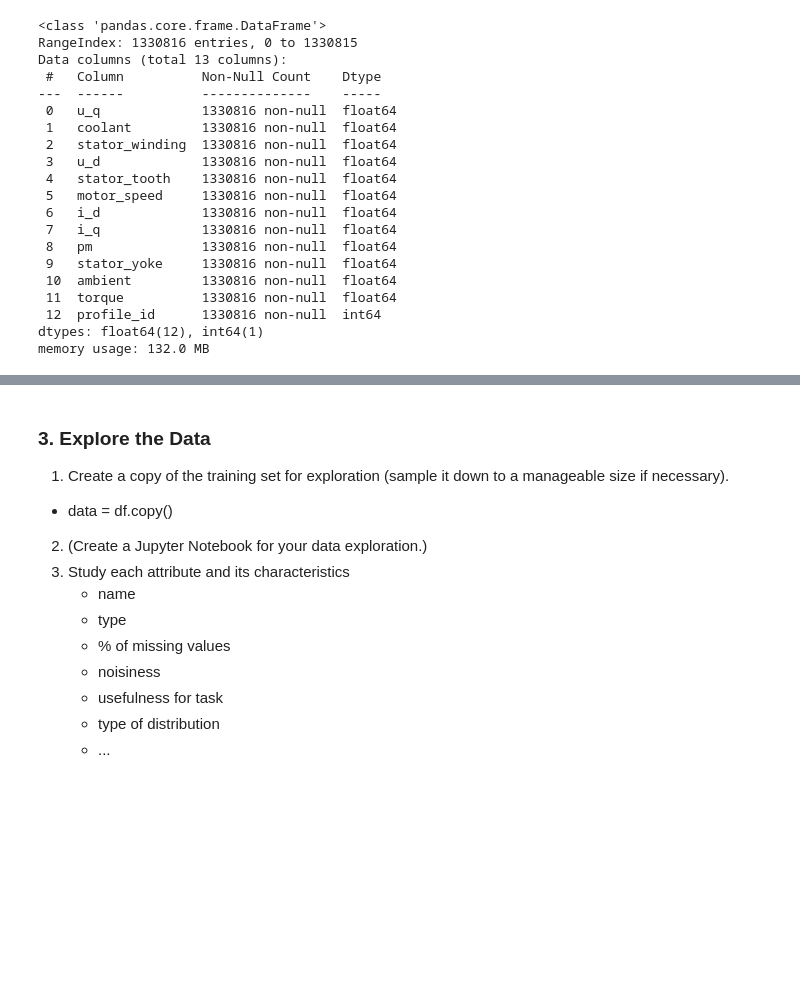
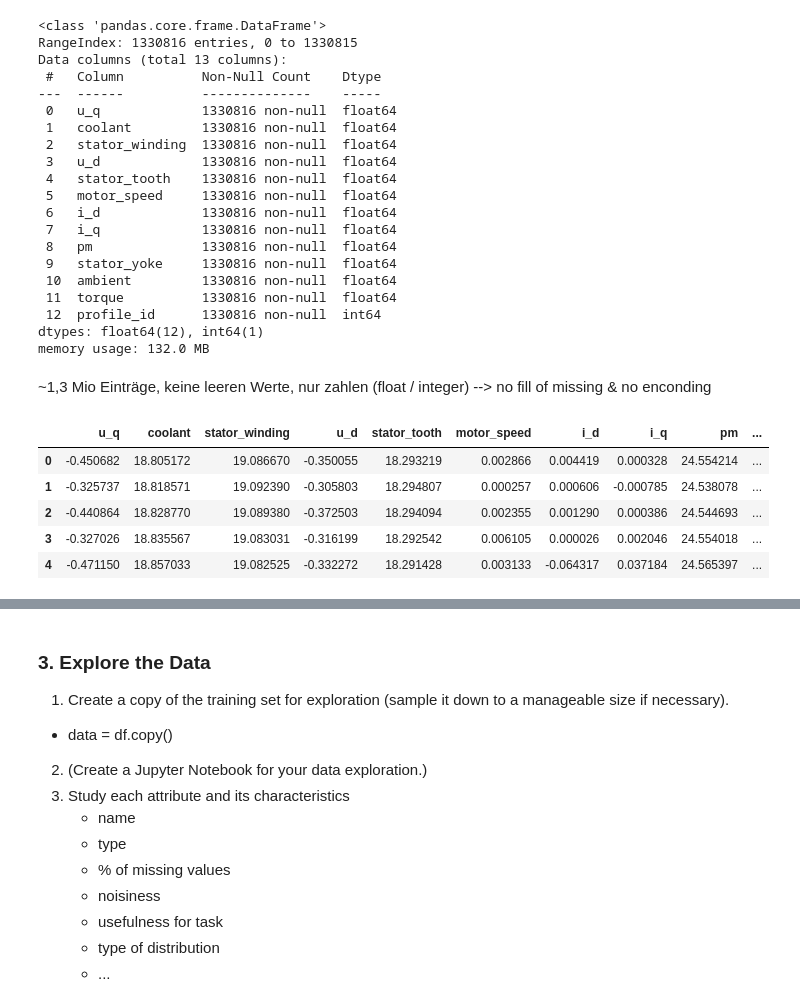
Before and after one commit to fynnbuhl/ML-SS25, a Jupyter notebook: Projekt_Gruppe9_MotorTemperatur.ipynb, the cells around one changed output, grey strips where cells are left out. Drawn from its saved outputs; the diff is of its cells as text; code cells hidden in the pictures; blank space fills up the shorter version.

```diff
--- a/Projekt_Gruppe9_MotorTemperatur.ipynb
+++ b/Projekt_Gruppe9_MotorTemperatur.ipynb
@@ -93,3 +106,14 @@ Data columns (total 13 columns):
  12  profile_id      1330816 non-null  int64
 dtypes: float64(12), int64(1)
 memory usage: 132.0 MB
+# %% [markdown]
+~1,3 Mio Einträge, keine leeren Werte, nur zahlen (float / integer) --> no fill of missing & no enconding
+# %%
+data.head()
+# %% [output]
+|  | u_q | coolant | stator_winding | u_d | stator_tooth | motor_speed | i_d | i_q | pm | ... |
+| 0 | -0.450682 | 18.805172 | 19.086670 | -0.350055 | 18.293219 | 0.002866 | 0.004419 | 0.000328 | 24.554214 | ... |
+| 1 | -0.325737 | 18.818571 | 19.092390 | -0.305803 | 18.294807 | 0.000257 | 0.000606 | -0.000785 | 24.538078 | ... |
+| 2 | -0.440864 | 18.828770 | 19.089380 | -0.372503 | 18.294094 | 0.002355 | 0.001290 | 0.000386 | 24.544693 | ... |
+| 3 | -0.327026 | 18.835567 | 19.083031 | -0.316199 | 18.292542 | 0.006105 | 0.000026 | 0.002046 | 24.554018 | ... |
+| 4 | -0.471150 | 18.857033 | 19.082525 | -0.332272 | 18.291428 | 0.003133 | -0.064317 | 0.037184 | 24.565397 | ... |
```
Also changed, not shown: parts of 14 cells of this notebook.
